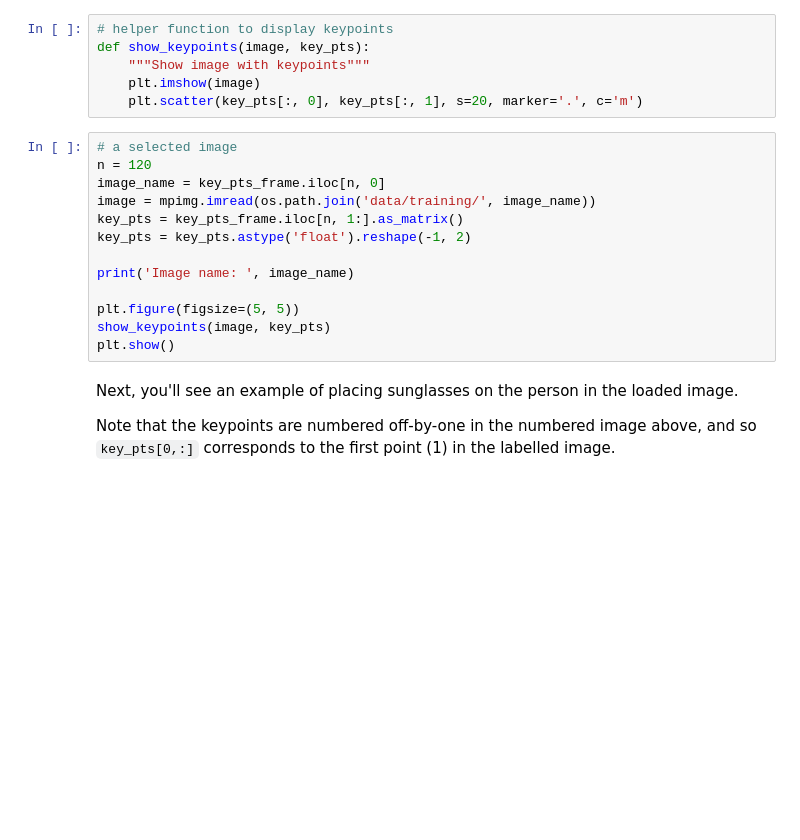
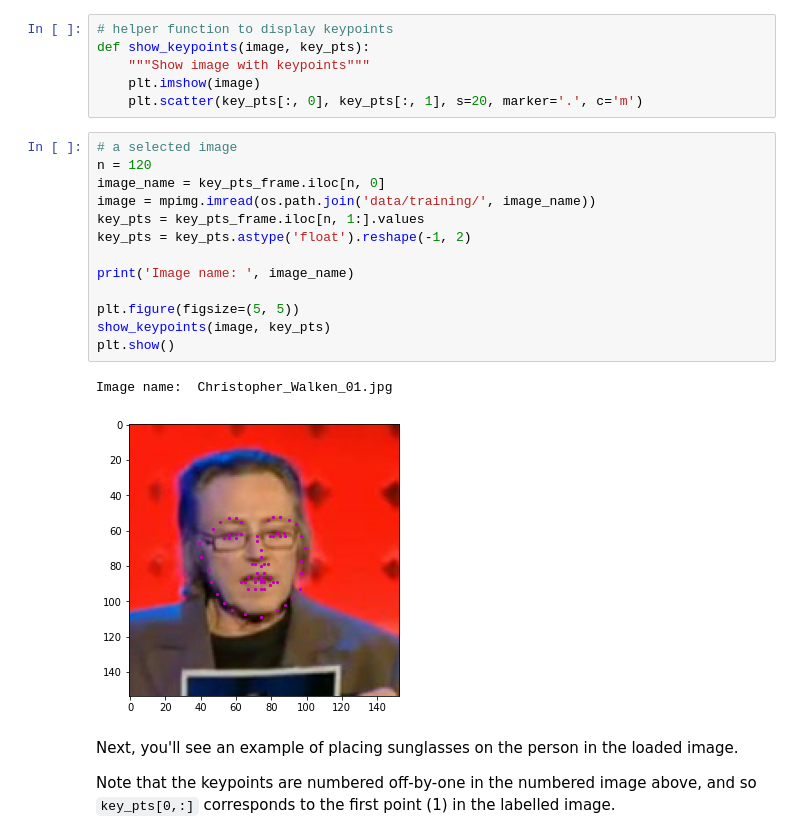
Before and after one commit to ken-power/CVND-FacialKeypointDetection, a Jupyter notebook: 4. Fun with Keypoints.ipynb, the cells around one changed output. Drawn from its saved outputs; the diff is of its cells as text; blank space fills up the shorter version.

```diff
--- a/4. Fun with Keypoints.ipynb
+++ b/4. Fun with Keypoints.ipynb
@@ -76,16 +88,19 @@ def show_keypoints(image, key_pts):
 # %%
 # a selected image
 n = 120
 image_name = key_pts_frame.iloc[n, 0]
 image = mpimg.imread(os.path.join('data/training/', image_name))
-key_pts = key_pts_frame.iloc[n, 1:].as_matrix()
+key_pts = key_pts_frame.iloc[n, 1:].values
 key_pts = key_pts.astype('float').reshape(-1, 2)
 
 print('Image name: ', image_name)
 
 plt.figure(figsize=(5, 5))
 show_keypoints(image, key_pts)
 plt.show()
+# %% [output]
+Image name:  Christopher_Walken_01.jpg
+[figure, added]
 # %% [markdown]
 Next, you'll see an example of placing sunglasses on the person in the loaded image.
 
```
Also changed, not shown: parts of 5 cells of this notebook, 4 other files.
